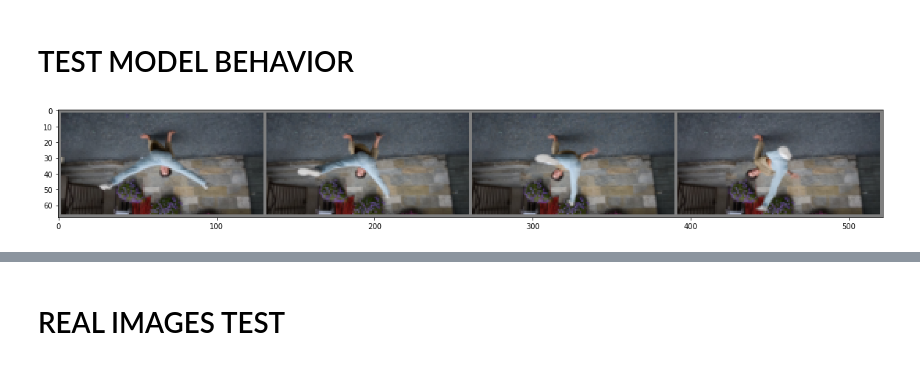
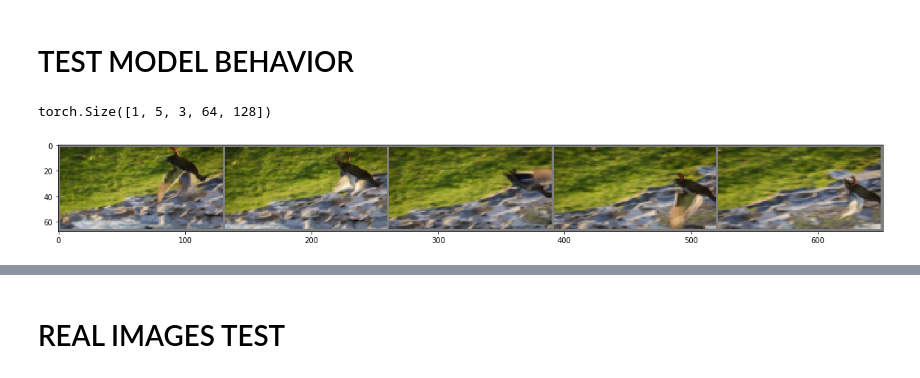
Before and after one commit to cianhwang/pyFusion, a Jupyter notebook: PolicyNet_test.ipynb, the cells around one changed output, grey strips where cells are left out. Saved outputs shown, nothing was run; the diff lists cells and outputs as text; code cells hidden in the pictures.

```diff
--- a/PolicyNet_test.ipynb
+++ b/PolicyNet_test.ipynb
@@ -58,14 +47,16 @@ focusLocNet(
 # %%
 video_path = "../datasets/DAVIS/test_davis_video_list.txt"
 depth_path = "../datasets/DAVIS/test_davis_dpt_list.txt"
-video_dataset = load_davis_dataset(video_path, depth_path, 4)
+video_dataset = load_davis_dataset(video_path, depth_path, 5)[0]
 dataiter = iter(video_dataset)
 # %%
-y_train, dpt = dataiter.next()
-y_train = y_train.cuda()
+x_train, dpt = dataiter.next()
+x_train = x_train.cuda()
 dpt = dpt.cuda()
+print(x_train.size())
 
 # show images
-imshow(torchvision.utils.make_grid(y_train[0]).cpu())
+imshow(torchvision.utils.make_grid(x_train[0]).cpu())
 # %% [output]
+torch.Size([1, 5, 3, 64, 128])
-[figure, old version]
+[figure, new version]
```
Also changed, not shown: parts of 16 cells of this notebook.
